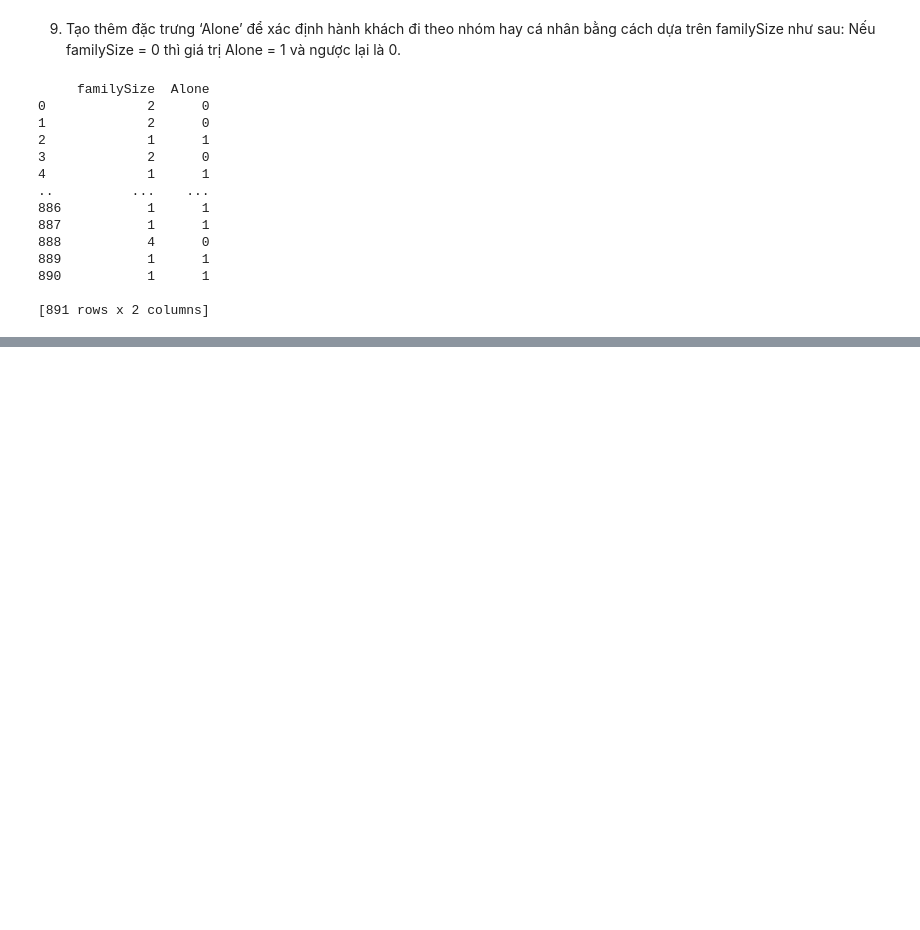
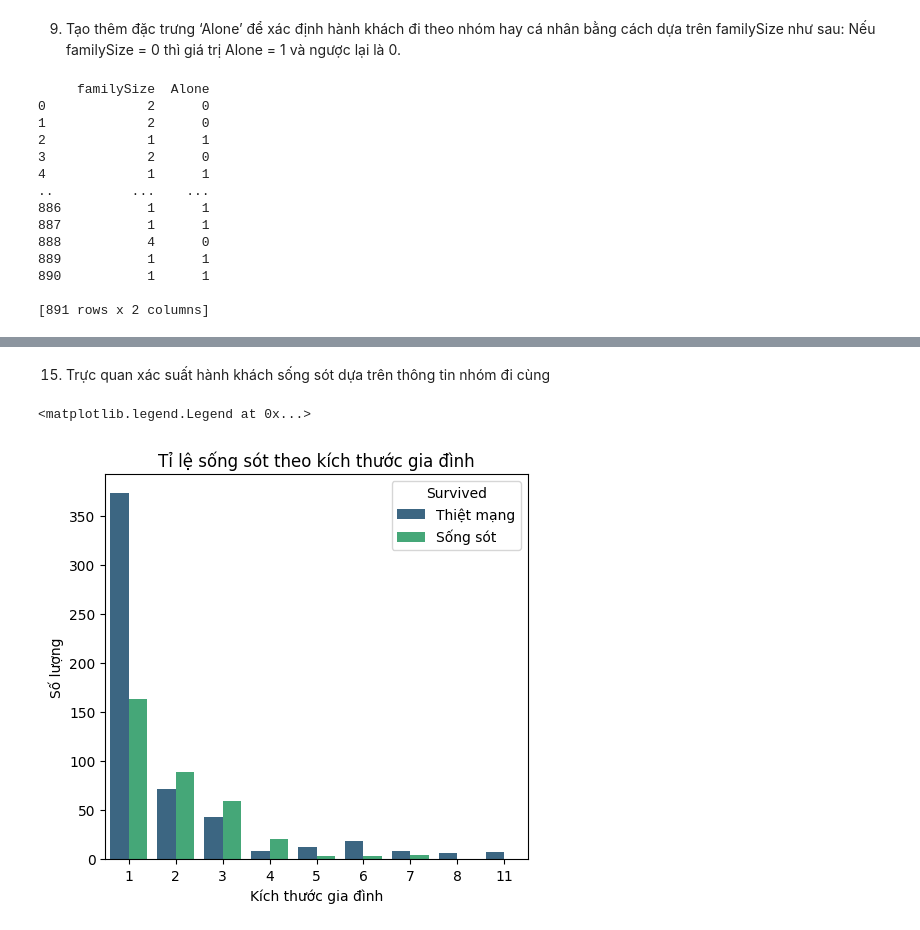
Before and after one commit to Duc-bug/Data-Analysis-Deep-Learning-Explanation, a Jupyter notebook: Week 4/lab4.ipynb, the cells around one changed output, grey strips where cells are left out. Cells and saved outputs as stored; diff of their text form; code cells hidden in the pictures; blank space fills up the shorter version.

```diff
--- a/Week 4/lab4.ipynb
+++ b/Week 4/lab4.ipynb
@@ -206,0 +264,13 @@ print(df[["familySize","Alone"]])
+# %% [markdown]
+15. Trực quan xác suất hành khách sống sót dựa trên thông tin nhóm đi cùng
+# %%
+plt.figure(figsize=(12, 5))
+plt.subplot(1, 2, 1)
+sns.countplot(x='familySize', hue='Survived', data=df, palette='viridis')
+plt.title('Tỉ lệ sống sót theo kích thước gia đình')
+plt.xlabel('Kích thước gia đình')
+plt.ylabel('Số lượng')
+plt.legend(title='Survived', labels=['Thiệt mạng', 'Sống sót'])
+# %% [output]
+<matplotlib.legend.Legend at 0x...>
+[figure, added]
```
Also changed, not shown: parts of 16 cells of this notebook, 1 other file.
